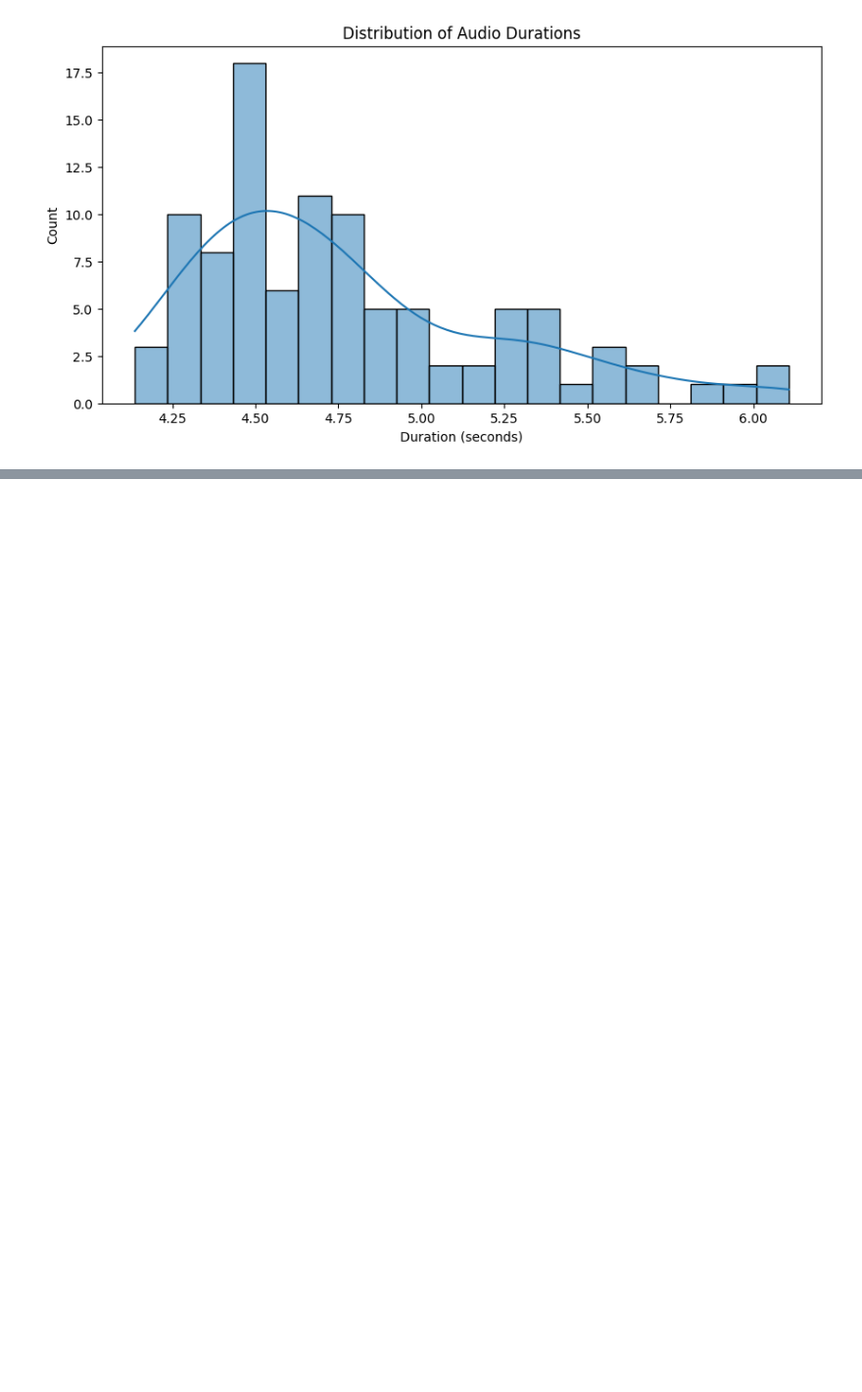
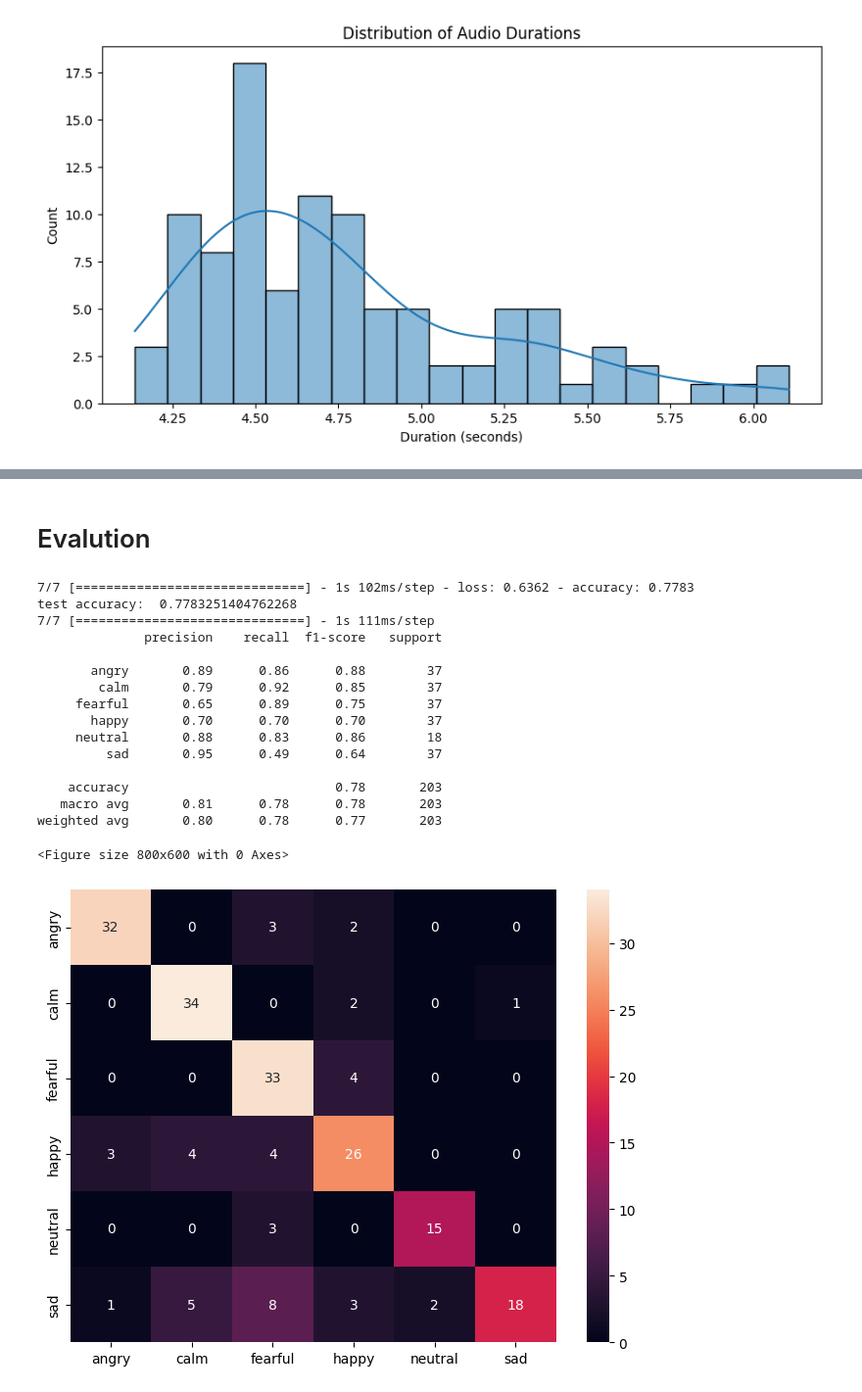
Before and after one commit to ranslemus/dl, a Jupyter notebook: Train Code/SpeechRecognition.ipynb, the cells around one changed output, grey strips where cells are left out. Shown: that part at 98% size. Cells and saved outputs as stored; diff of their text form; code cells hidden in the pictures; blank space fills up the shorter version.

Commit message:
added EDA , Preprocessing, Training, and Tuning

```diff
--- a/Train Code/SpeechRecognition.ipynb
+++ b/Train Code/SpeechRecognition.ipynb
@@ -137,0 +249,6 @@ plt.show()
+# %%
+x_train, x_test, y_train, y_test = train_test_split(x, y, test_size=0.2, stratify=y, random_state=42)
+
+x_train, x_val, y_train, y_val = train_test_split(x_train, y_train, test_size=0.1, stratify=y_train, random_state=42)
+
+print(x_train.shape, x_val.shape, x_test.shape)
@@ -137,0 +264,11 @@ plt.show()
+# %%
+from tensorflow.keras.preprocessing.image import ImageDataGenerator
+
+datagen = ImageDataGenerator(
+  rotation_range=15,
+  width_shift_range=0.1,
+  height_shift_range=0.1,
+  horizontal_flip=True
+)
+
+datagen.fit(x_train)
@@ -137,0 +321,14 @@ plt.show()
+# %%
+from tensorflow.keras.callbacks import ModelCheckpoint, EarlyStopping, ReduceLROnPlateau
+
+checkpoint = ModelCheckpoint('vgg_head.h5', monitor = 'val_accuracy', save_best_only = True, mode = 'max')
+early_stop = EarlyStopping(monitor = 'val_loss', patience=8, restore_best_weights=True)
+ReduceLRON = ReduceLROnPlateau(monitor = 'val_loss', factor = 0.5, patience = 4, min_lr = 1e-7)
+
+history = model.fit(
+  x_train, y_train,
+  validation_data = (x_val, y_val),
+  epochs = 30,
+  batch_size = 16,
+  callbacks = [checkpoint, early_stop, ReduceLRON]
+)
@@ -137,0 +353,32 @@ plt.show()
+# %% [markdown]
+# Evalution
+# %%
+model.load_weights('vgg_head.h5')
+test_loss, test_acc = model.evaluate(x_test, y_test, verbose = 1)
+print("test accuracy: ", test_acc)
+
+y_pred = np.argmax(model.predict(x_test), axis=1)
+print(classification_report(y_test, y_pred, target_names=le.classes_))
+
+Confusion_Matrix = confusion_matrix(y_test, y_pred)
+plt.figure(figsize=(8,6))
+plt.figure(figsize=(8,6)); sns.heatmap(Confusion_Matrix, annot=True, fmt='d', xticklabels=le.classes_, yticklabels=le.classes_)
+plt.show()
+# %% [output]
+7/7 [==============================] - 1s 102ms/step - loss: 0.6362 - accuracy: 0.7783
+test accuracy:  0.7783251404762268
+7/7 [==============================] - 1s 111ms/step
+              precision    recall  f1-score   support
+
+       angry       0.89      0.86      0.88        37
+        calm       0.79      0.92      0.85        37
+     fearful       0.65      0.89      0.75        37
+       happy       0.70      0.70      0.70        37
+     neutral       0.88      0.83      0.86        18
+         sad       0.95      0.49      0.64        37
+
+    accuracy                           0.78       203
+   macro avg       0.81      0.78      0.78       203
+weighted avg       0.80      0.78      0.77       203
+<Figure size 800x600 with 0 Axes>
+[figure, added]
```
Also changed, not shown: parts of 20 cells of this notebook.
